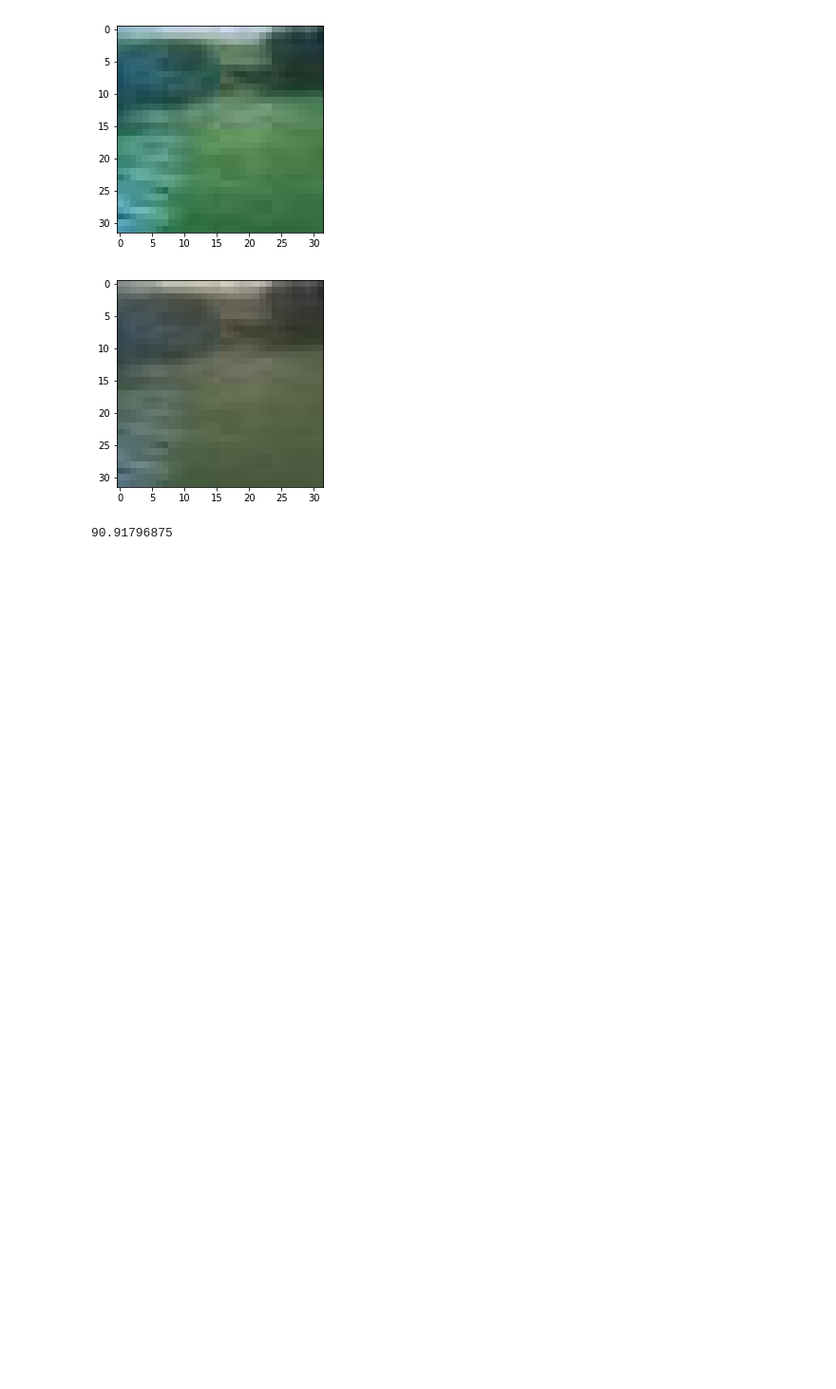
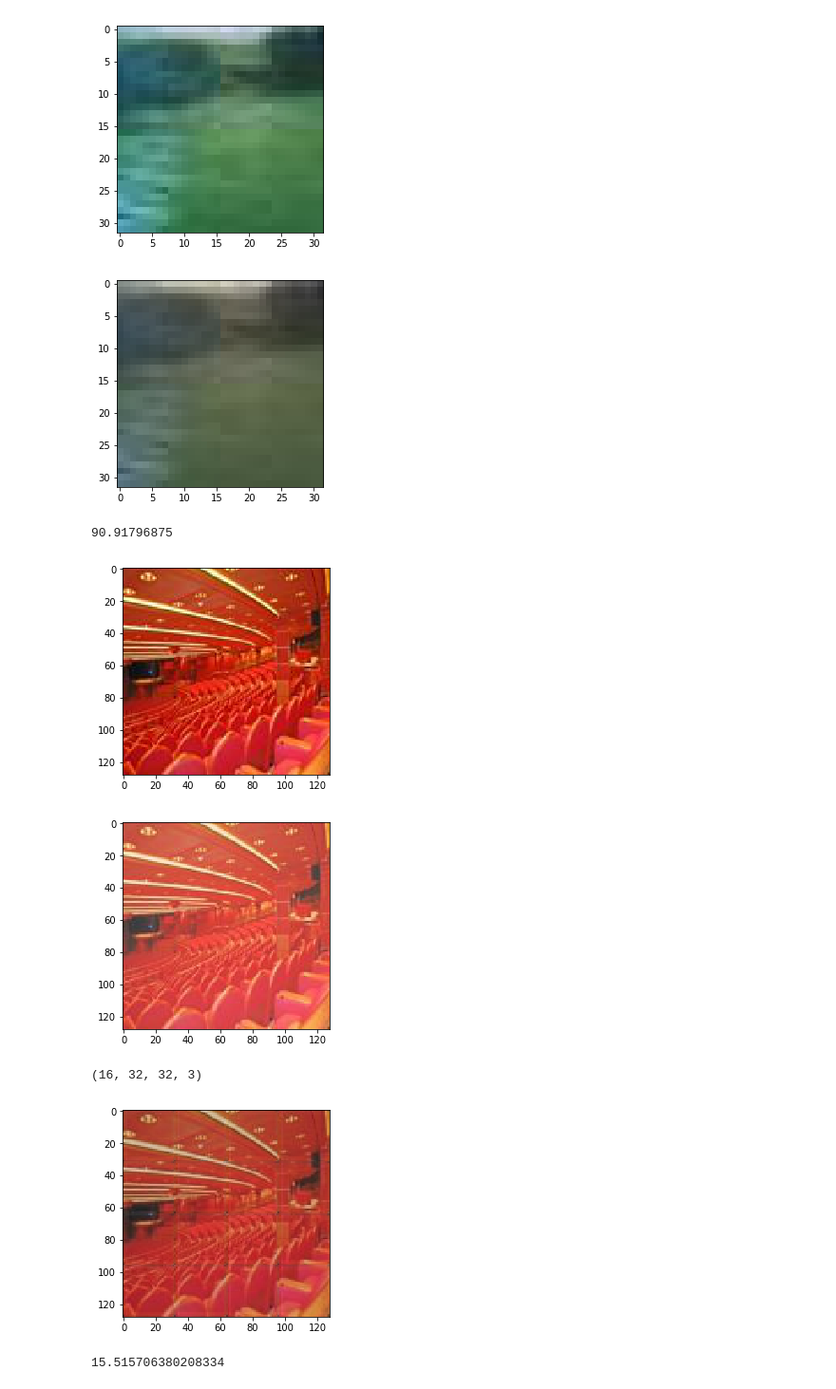
Before and after one commit to chunloklo/inverse, a Jupyter notebook: CNN Testing.ipynb, the cells around one changed output. Shown at 95% size. Drawn from its saved outputs; the diff is of its cells as text; code cells hidden in the pictures; blank space fills up the shorter version.

```diff
--- a/CNN Testing.ipynb
+++ b/CNN Testing.ipynb
@@ -330,3 +339,6 @@ Epoch 1/1
 np.mean(np.abs(imXsmall - imysmall))
 # %% [output]
 77.29099801558596
+# %%
+imXtestsmall, imytestsmall = divideImages(Xtest, ytest)
+#imXtestsmall, imytestsmall = shuffle(imXtestsmall, imytestsmall, random_state=0)
@@ -344,3 +361,43 @@ print(np.mean(np.abs(imXsmall[i] - imysmall[i])))
 [figure]
 [figure]
 90.91796875
+# %%
+k = 5500
+im = []
+for i in range(k * 4, k * 4 + 4):
+    line = np.hstack(imytestsmall[i * 4 : i * 4 + 4])
+    im.append(line)
+im = np.vstack(im)
+
+plt.imshow(im)
+plt.show()
+
+im = []
+for i in range(k * 4, k * 4 + 4):
+    line = np.hstack(imXtestsmall[i * 4 : i * 4 + 4])
+    im.append(line)
+im = np.vstack(im)
+
+plt.imshow(im)
+plt.show()
+
+
+imPredSmall = model.predict(imXtestsmall[k * 16 : k * 16 + 16])
+imPredSmall = imPredSmall.astype('int')
+print(imPredSmall.shape)
+im = []
+for i in range(4):
+    line = np.hstack(imPredSmall[i * 4 : i * 4 + 4])
+    im.append(line)
+im = np.vstack(im)
+
+plt.imshow(im)
+plt.show()
+
+print(np.mean(np.abs(imPredSmall - imytestsmall[k * 16 : k * 16 + 16])))
+# %% [output]
+[figure, added]
+[figure, added]
+(16, 32, 32, 3)
+[figure, added]
+15.515706380208334
```
Also changed, not shown: parts of 15 cells of this notebook, 3 other files.
